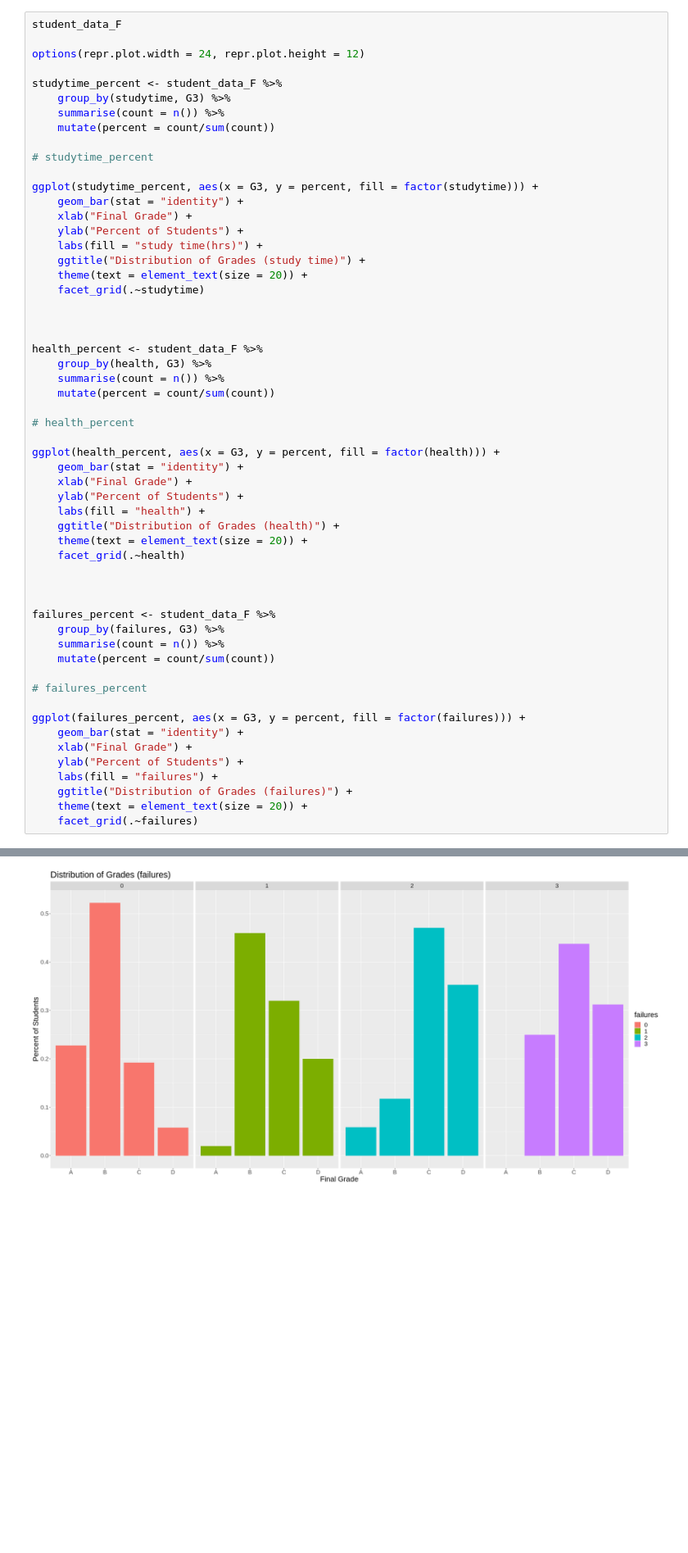
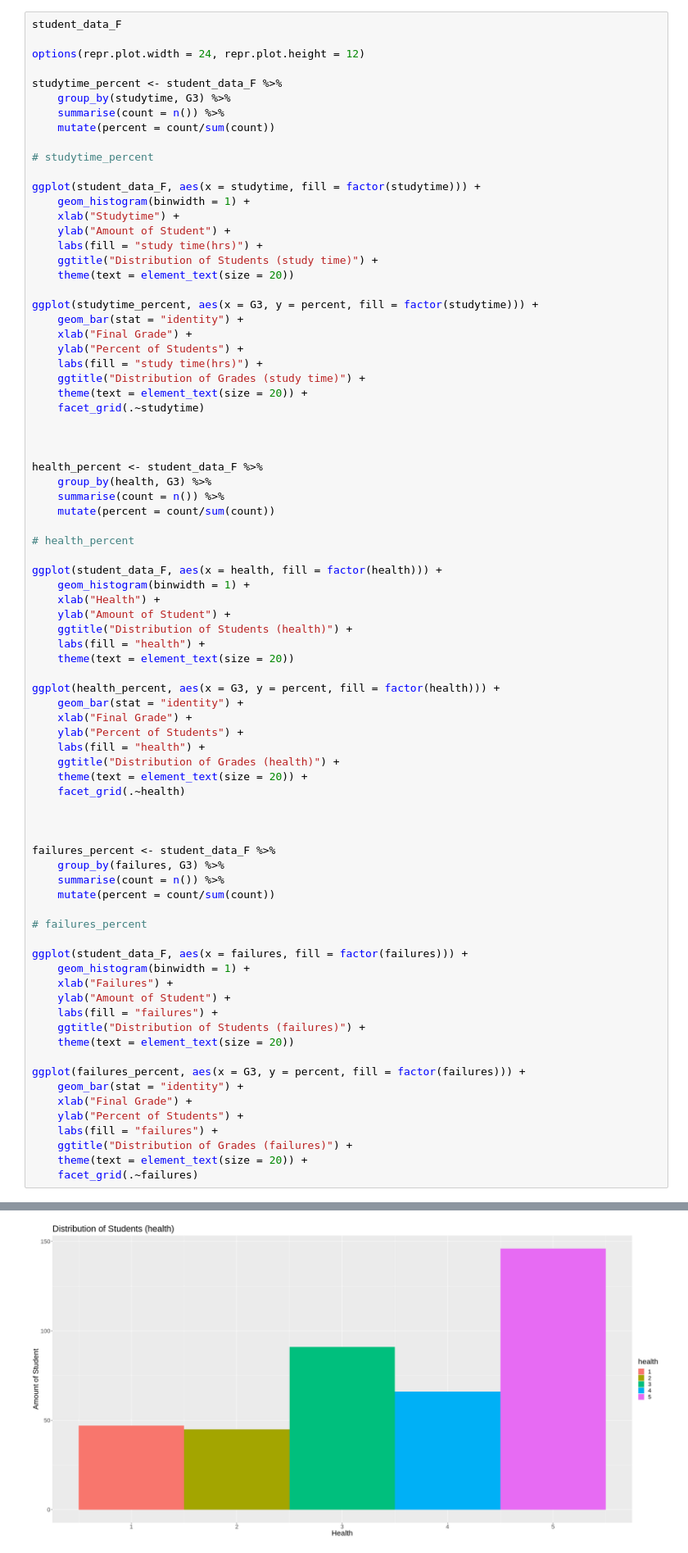
Before and after one commit to edsters78/DSCI100_Project, a Jupyter notebook: project.ipynb, the cells around one changed output, grey strips where cells are left out. Shown at 82% size. Saved outputs shown, nothing was run; the diff lists cells and outputs as text; blank space fills up the shorter version.

```diff
--- a/project.ipynb
+++ b/project.ipynb
@@ -352,6 +182,14 @@ studytime_percent <- student_data_F %>%
     mutate(percent = count/sum(count))
 
 # studytime_percent
+
+ggplot(student_data_F, aes(x = studytime, fill = factor(studytime))) +
+    geom_histogram(binwidth = 1) +
+    xlab("Studytime") +
+    ylab("Amount of Student") +
+    labs(fill = "study time(hrs)") +
+    ggtitle("Distribution of Students (study time)") +
+    theme(text = element_text(size = 20))
 
 ggplot(studytime_percent, aes(x = G3, y = percent, fill = factor(studytime))) +
     geom_bar(stat = "identity") +
@@ -371,6 +209,14 @@ health_percent <- student_data_F %>%
 
 # health_percent
 
+ggplot(student_data_F, aes(x = health, fill = factor(health))) +
+    geom_histogram(binwidth = 1) +
+    xlab("Health") +
+    ylab("Amount of Student") +
+    ggtitle("Distribution of Students (health)") +
+    labs(fill = "health") +
+    theme(text = element_text(size = 20))
+
 ggplot(health_percent, aes(x = G3, y = percent, fill = factor(health))) +
     geom_bar(stat = "identity") +
     xlab("Final Grade") +
@@ -389,6 +235,14 @@ failures_percent <- student_data_F %>%
 
 # failures_percent
 
+ggplot(student_data_F, aes(x = failures, fill = factor(failures))) +
+    geom_histogram(binwidth = 1) +
+    xlab("Failures") +
+    ylab("Amount of Student") +
+    labs(fill = "failures") +
+    ggtitle("Distribution of Students (failures)") +
+    theme(text = element_text(size = 20))
+
 ggplot(failures_percent, aes(x = G3, y = percent, fill = factor(failures))) +
     geom_bar(stat = "identity") +
     xlab("Final Grade") +
@@ -421 +273 @@ A tibble: 395 × 5
-[figure, old version]
+[figure, new version]
```
Also changed, not shown: parts of 21 cells of this notebook.
